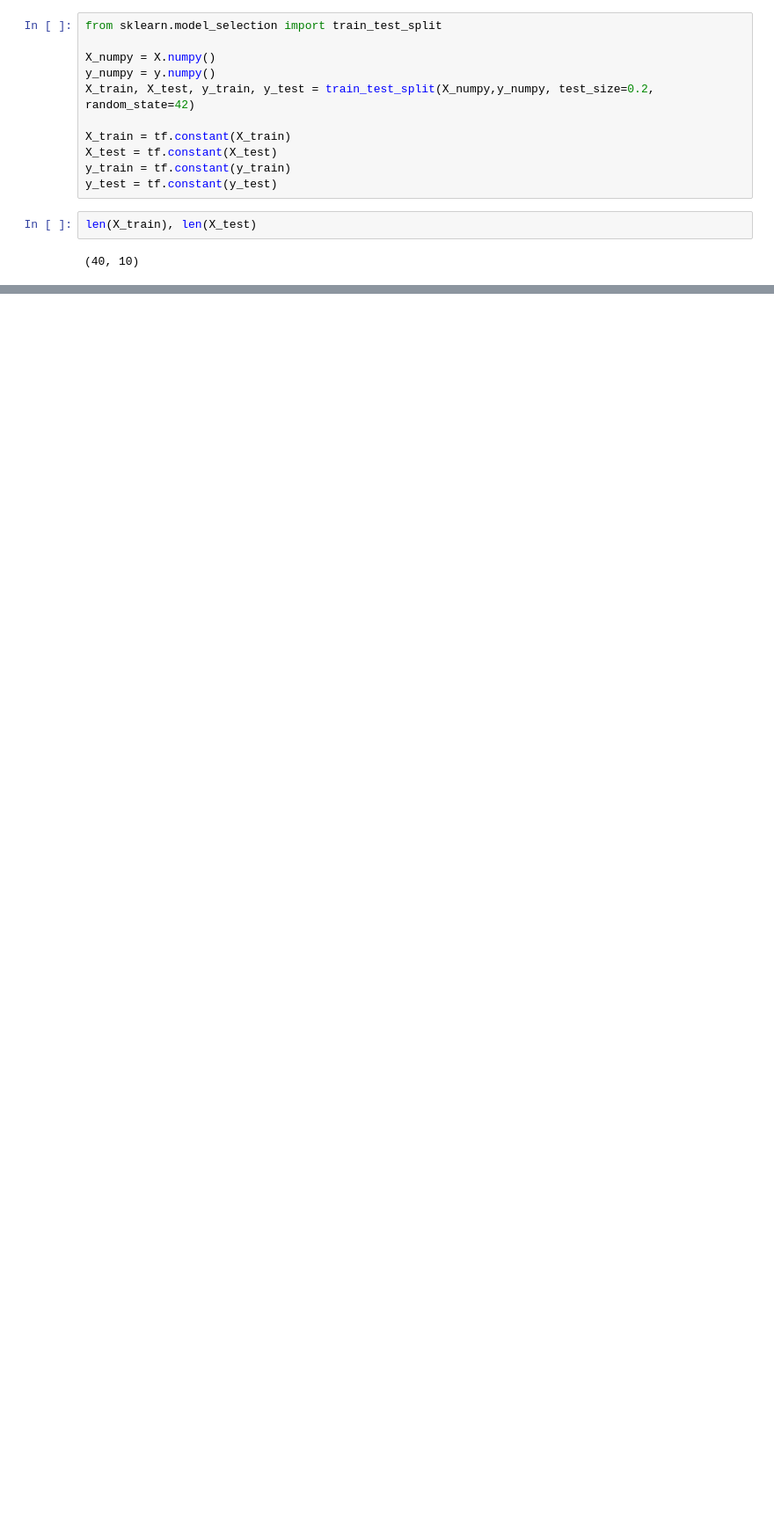
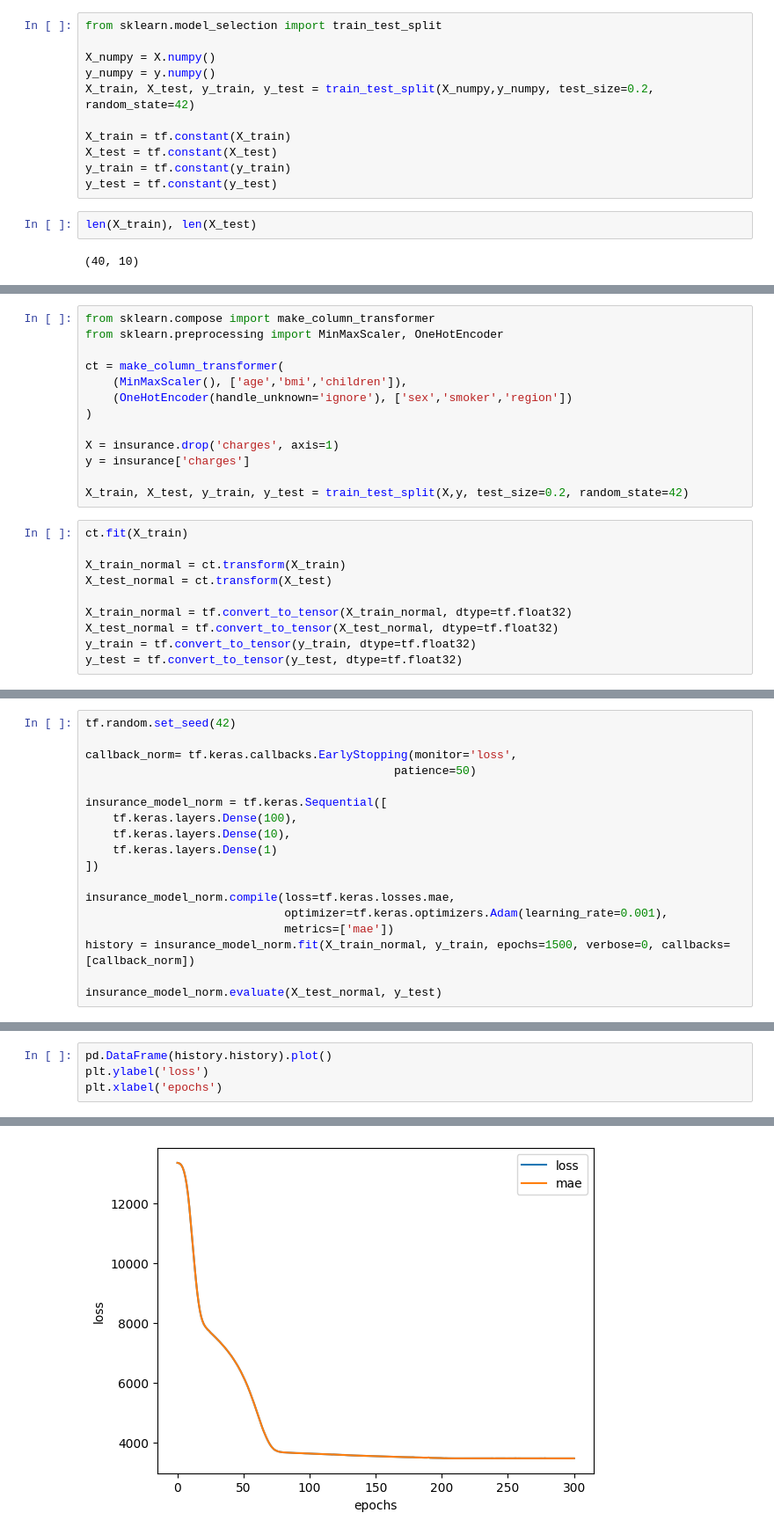
Before and after one commit to xnomnomzx/tensorflow-deep-learning, a Jupyter notebook: 01_regression.ipynb, the cells around one changed output, grey strips where cells are left out. Shown at 88% size. Cells and saved outputs as stored; diff of their text form; blank space fills up the shorter version.

```diff
--- a/01_regression.ipynb
+++ b/01_regression.ipynb
@@ -215,0 +350,23 @@ plt.legend();
+# %%
+from sklearn.compose import make_column_transformer
+from sklearn.preprocessing import MinMaxScaler, OneHotEncoder
+
+ct = make_column_transformer(
+    (MinMaxScaler(), ['age','bmi','children']),
+    (OneHotEncoder(handle_unknown='ignore'), ['sex','smoker','region'])
+)
+
+X = insurance.drop('charges', axis=1)
+y = insurance['charges']
+
+X_train, X_test, y_train, y_test = train_test_split(X,y, test_size=0.2, random_state=42)
+# %%
+ct.fit(X_train)
+
+X_train_normal = ct.transform(X_train)
+X_test_normal = ct.transform(X_test)
+
+X_train_normal = tf.convert_to_tensor(X_train_normal, dtype=tf.float32)
+X_test_normal = tf.convert_to_tensor(X_test_normal, dtype=tf.float32)
+y_train = tf.convert_to_tensor(y_train, dtype=tf.float32)
+y_test = tf.convert_to_tensor(y_test, dtype=tf.float32)
@@ -215,0 +380,18 @@ plt.legend();
+# %%
+tf.random.set_seed(42)
+
+callback_norm= tf.keras.callbacks.EarlyStopping(monitor='loss',
+                                             patience=50)
+
+insurance_model_norm = tf.keras.Sequential([
+    tf.keras.layers.Dense(100),
+    tf.keras.layers.Dense(10),
+    tf.keras.layers.Dense(1)
+])
+
+insurance_model_norm.compile(loss=tf.keras.losses.mae,
+                             optimizer=tf.keras.optimizers.Adam(learning_rate=0.001),
+                             metrics=['mae'])
+history = insurance_model_norm.fit(X_train_normal, y_train, epochs=1500, verbose=0, callbacks=[callback_norm])
+
+insurance_model_norm.evaluate(X_test_normal, y_test)
@@ -215,0 +401,5 @@ plt.legend();
+# %%
+pd.DataFrame(history.history).plot()
+plt.ylabel('loss')
+plt.xlabel('epochs')
+# %% [output]
@@ -215,0 +407 @@ plt.legend();
+[figure, added]
```
Also changed, not shown: parts of 21 cells of this notebook.
